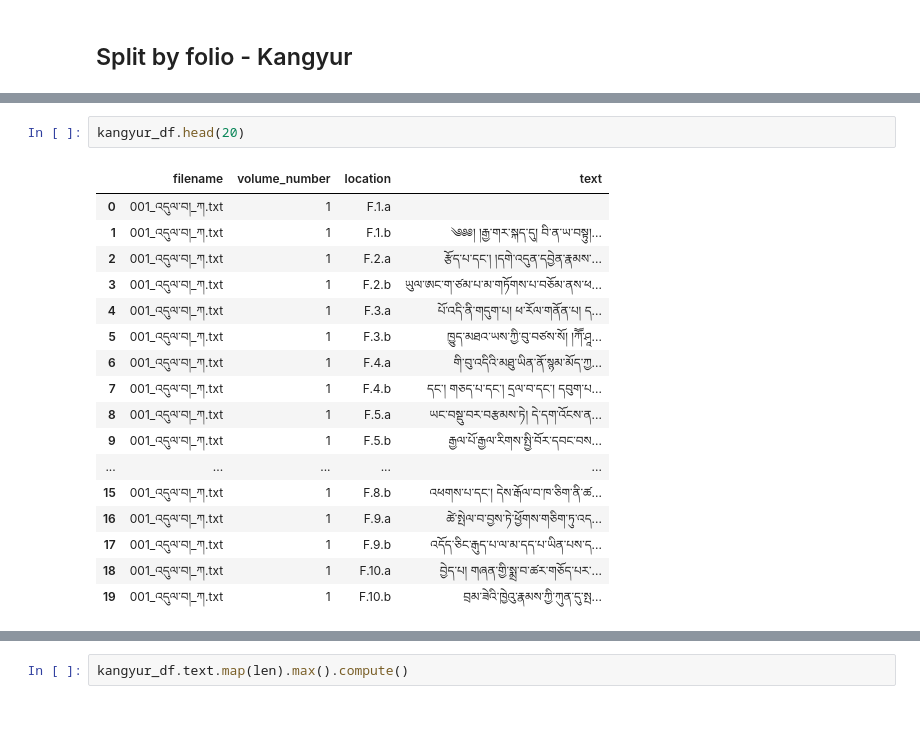
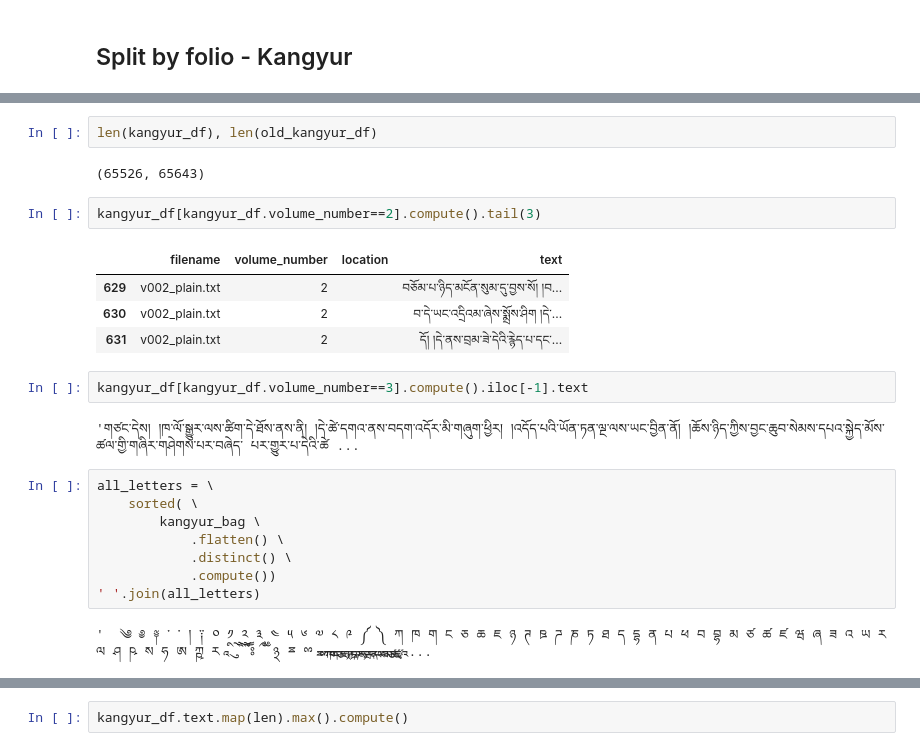
Before and after one commit to CompassionAI/common, a Jupyter notebook: notebooks/Unlabeled Corpora.ipynb, the cells around one changed output, grey strips where cells are left out. Drawn from its saved outputs; the diff is of its cells as text; blank space fills up the shorter version.

```diff
--- a/notebooks/Unlabeled Corpora.ipynb
+++ b/notebooks/Unlabeled Corpora.ipynb
@@ -60,20 +49,25 @@ Dask Name: to_dataframe, 103 tasks
-# %%
-kangyur_df.head(20)
-# %% [output]
-|  | filename | volume_number | location | text |
-| 0 | 001_འདུལ་བ།_ཀ.txt | 1 | F.1.a |  |
-| 1 | 001_འདུལ་བ།_ཀ.txt | 1 | F.1.b | ༄༅༅། །རྒྱ་གར་སྐད་དུ། བི་ན་ཡ་བསྟུ།... |
-| 2 | 001_འདུལ་བ།_ཀ.txt | 1 | F.2.a | རྩོད་པ་དང་། །དགེ་འདུན་དབྱེན་རྣམས་... |
-| 3 | 001_འདུལ་བ།_ཀ.txt | 1 | F.2.b | ཡུལ་ཨང་ག་ཙམ་པ་མ་གཏོགས་པ་བཅོམ་ནས་ཕ... |
-| 4 | 001_འདུལ་བ།_ཀ.txt | 1 | F.3.a | པོ་འདི་ནི་གདུག་པ། ཕ་རོལ་གནོན་པ། ད... |
-| 5 | 001_འདུལ་བ།_ཀ.txt | 1 | F.3.b | ཁྱུད་མཐའ་ཡས་ཀྱི་བུ་བཙས་སོ། །ཀཽ་ཤཱ... |
-| 6 | 001_འདུལ་བ།_ཀ.txt | 1 | F.4.a | གི་བུ་འདིའི་མཐུ་ཡིན་ནོ་སྙམ་མོད་ཀྱ... |
-| 7 | 001_འདུལ་བ།_ཀ.txt | 1 | F.4.b | དང་། གཅད་པ་དང་། དྲལ་བ་དང་། དབུག་པ... |
-| 8 | 001_འདུལ་བ།_ཀ.txt | 1 | F.5.a | ཡང་བསྡུ་བར་བརྩམས་ཏེ། དེ་དག་འོངས་ན... |
-| 9 | 001_འདུལ་བ།_ཀ.txt | 1 | F.5.b | རྒྱལ་པོ་རྒྱལ་རིགས་སྤྱི་བོར་དབང་བས... |
-| ... | ... | ... | ... | ... |
-| 15 | 001_འདུལ་བ།_ཀ.txt | 1 | F.8.b | འཕགས་པ་དང་། དེས་རྒོལ་བ་ཁ་ཅིག་ནི་ཚ... |
-| 16 | 001_འདུལ་བ།_ཀ.txt | 1 | F.9.a | ཚེ་སྤེལ་བ་བྱས་ཏེ་ཕྱོགས་གཅིག་ཏུ་འད... |
-| 17 | 001_འདུལ་བ།_ཀ.txt | 1 | F.9.b | འདོད་ཅིང་རྒུད་པ་ལ་མ་དད་པ་ཡིན་པས་ད... |
-| 18 | 001_འདུལ་བ།_ཀ.txt | 1 | F.10.a | བྱེད་པ། གཞན་གྱི་སྨྲ་བ་ཚར་གཅོད་པར་... |
-| 19 | 001_འདུལ་བ།_ཀ.txt | 1 | F.10.b | བྲམ་ཟེའི་ཁྱེའུ་རྣམས་ཀྱི་ཀུན་དུ་སྤ... |
+# %%
+len(kangyur_df), len(old_kangyur_df)
+# %% [output]
+(65526, 65643)
+# %%
+kangyur_df[kangyur_df.volume_number==2].compute().tail(3)
+# %% [output]
+|  | filename | volume_number | location | text |
+| 629 | v002_plain.txt | 2 |  | བཅོམ་པ་ཉིད་མངོན་སུམ་དུ་བྱས་སོ། །བ... |
+| 630 | v002_plain.txt | 2 |  | བ་དེ་ཡང་འདྲིའམ་ཞེས་སྨྲོས་ཤིག །དེ་... |
+| 631 | v002_plain.txt | 2 |  | དོ། །དེ་ནས་བྲམ་ཟེ་དེའི་རྙེད་པ་དང་... |
+# %%
+kangyur_df[kangyur_df.volume_number==3].compute().iloc[-1].text
+# %% [output]
+'གཙང་དེས། །ཁ་ལོ་སྒྱུར་ལས་ཚིག་དེ་ཐོས་ནས་ནི། །དེ་ཚེ་དགའ་ནས་བདག་འདོར་མི་གཞུག་ཕྱིར། །འདོད་པའི་ཡོན་ཏན་ལྔ་ལས་ཡང་བྱིན་ནོ། །ཆོས་ཉིད་ཀྱིས་བྱང་ཆུབ་སེམས་དཔའ་སྐྱེད་མོས་ཚལ་གྱི་གཞིར་གཤེགས་པར་བཞེད་ པར་གྱུར་པ་དེའི་ཚེ ...
+# %%
+all_letters = \
+    sorted( \
+        kangyur_bag \
+            .flatten() \
+            .distinct() \
+            .compute())
+' '.join(all_letters)
+# %% [output]
+'  ༄ ༅ ༈ ་ ༌ ། ༑ ༠ ༡ ༢ ༣ ༤ ༥ ༦ ༧ ༨ ༩ ༼ ༽ ཀ ཁ ག ང ཅ ཆ ཇ ཉ ཊ ཋ ཌ ཎ ཏ ཐ ད དྷ ན པ ཕ བ བྷ མ ཙ ཚ ཛ ཝ ཞ ཟ འ ཡ ར ལ ཤ ཥ ས ཧ ཨ ཀྵ ཪ ཱ ི ུ ེ ཻ ོ ཽ ཾ ཿ ྀ ྂ ྃ ྅ ྈ ྉ ྍ ྎ ྐ ྑ ྒ ྔ ྕ ྗ ྙ ྚ ྛ ྜ ྞ ྟ ྠ ྡ ྣ ྤ ྥ ྦ ྨ ྩ ྪ ྫ ྭ ྰ ...
```
Also changed, not shown: parts of 11 cells of this notebook, 3 other files.
